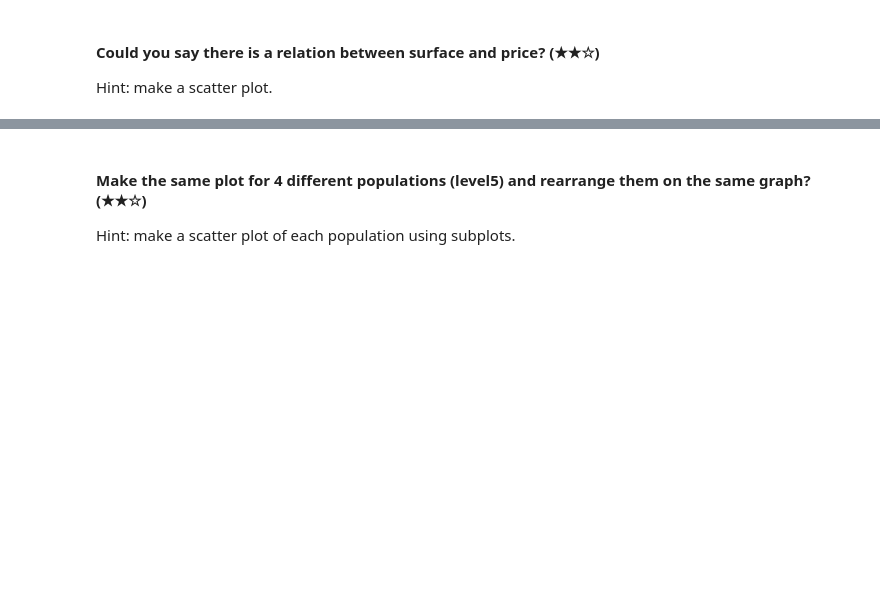
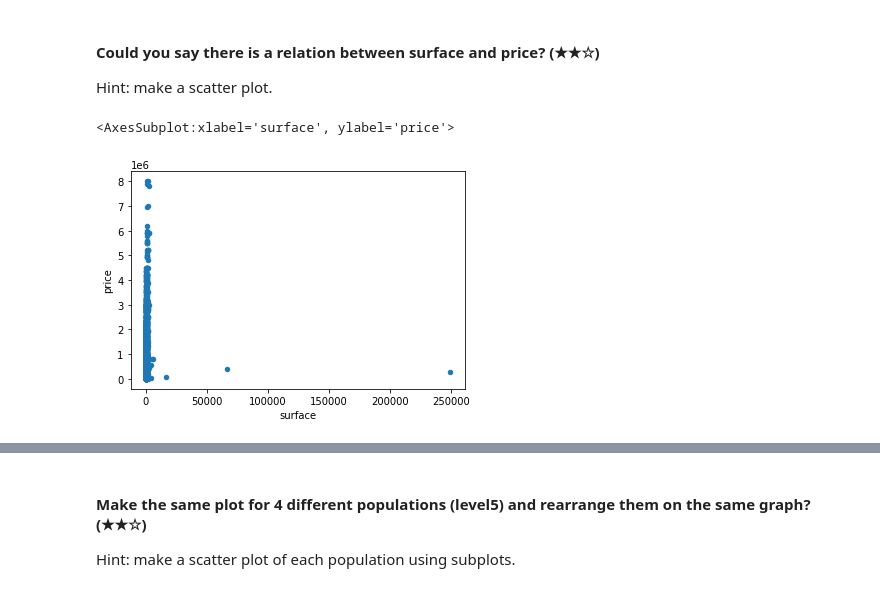
Before and after one commit to nitotosi/realestate-datacleanup-exercise, a Jupyter notebook: project.ipynb, the cells around one changed output, grey strips where cells are left out. Saved outputs shown, nothing was run; the diff lists cells and outputs as text; code cells hidden in the pictures; blank space fills up the shorter version.

```diff
--- a/project.ipynb
+++ b/project.ipynb
@@ -310,3 +312,8 @@ print(meanPricePerSqareMeter_Galapagar)
 # %% [markdown]
 #### Could you say there is a relation between surface and price? (★★☆)
 Hint: make a scatter plot.
+# %%
+data_frame.plot.scatter(x='surface', y='price')
+# %% [output]
+<AxesSubplot:xlabel='surface', ylabel='price'>
+[figure, added]
```
Also changed, not shown: parts of 6 cells of this notebook.
